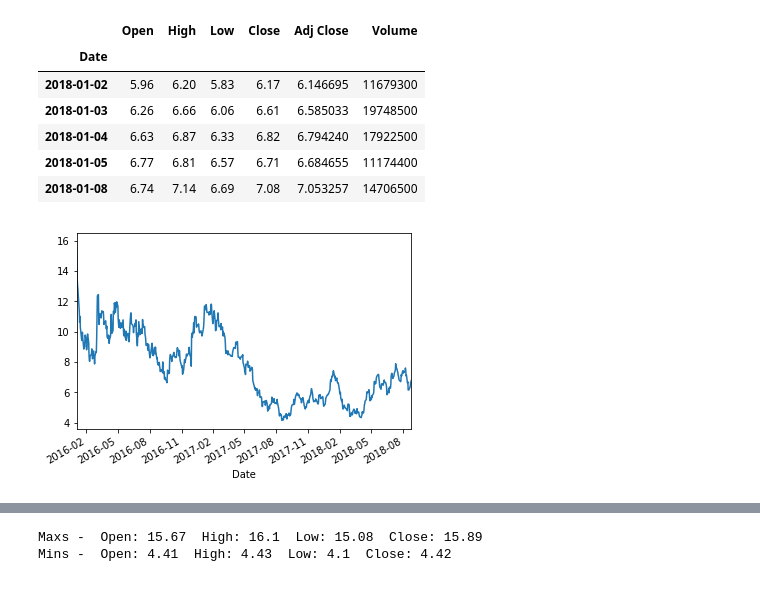
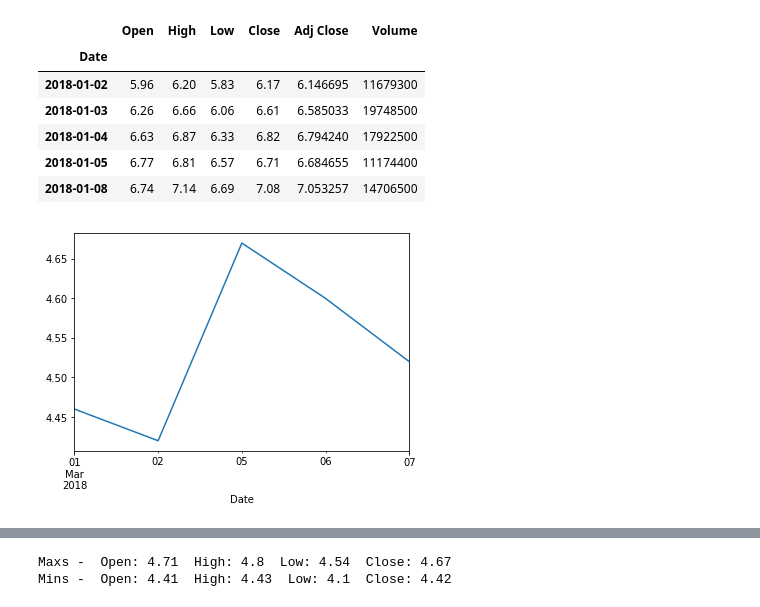
Before and after one commit to sooraj7m/Springboard, a Jupyter notebook: JupyterNotebook/capstone_1/data_wrangling.ipynb, the cells around one changed output, grey strips where cells are left out. Saved outputs shown, nothing was run; the diff lists cells and outputs as text; code cells hidden in the pictures.

```diff
--- a/JupyterNotebook/capstone_1/data_wrangling.ipynb
+++ b/JupyterNotebook/capstone_1/data_wrangling.ipynb
@@ -35,6 +35,7 @@ API_KEY = 'caSsMS95EZAzdK77dMsj'
 # set variables
 start_dt = '2018-01-01'
 end_dt = '2018-12-01'
+stock = 'ESV'
 # %%
 # Download Option1: Yahoo Finance
 # Need to install fix_yahoo_finance using command <pip install fix_yahoo_finance> on terminal
@@ -59,12 +60,12 @@ y_esv.head()
 # %%
 # Download Option2: Quandl
 import matplotlib.pyplot as plt
 import quandl
-q_esv = quandl.get("WIKI/ESV", start_date="2018-01-01", end_date="2018-12-01", api_key=API_KEY)
-data.Close.plot()
+q_esv = quandl.get("WIKI/"+stock, start_date=start_dt, end_date=end_dt, api_key=API_KEY)
+q_esv.Close.plot()
 plt.show()
 # %% [output]
-[figure, old version]
+[figure, new version]
 # %%
 q_esv.head()
 # %% [output]
@@ -91,5 +92,5 @@ mic=min(q_esv.Close)
 print('Maxs - ','Open:',mao,' High:',mah, ' Low:',mal, ' Close:',mac)
 print('Mins - ','Open:',mio,' High:',mih, ' Low:',mil, ' Close:',mic)
 # %% [output]
-Maxs -  Open: 15.67  High: 16.1  Low: 15.08  Close: 15.89
+Maxs -  Open: 4.71  High: 4.8  Low: 4.54  Close: 4.67
 Mins -  Open: 4.41  High: 4.43  Low: 4.1  Close: 4.42
```
Also changed, not shown: parts of 3 cells of this notebook.
